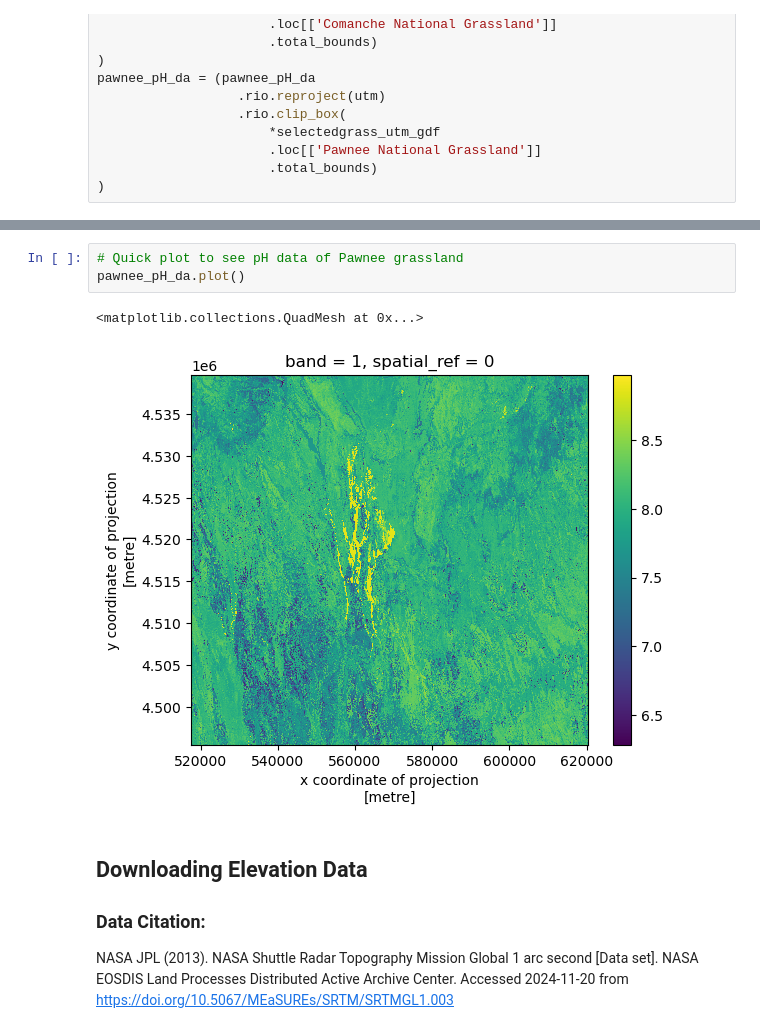
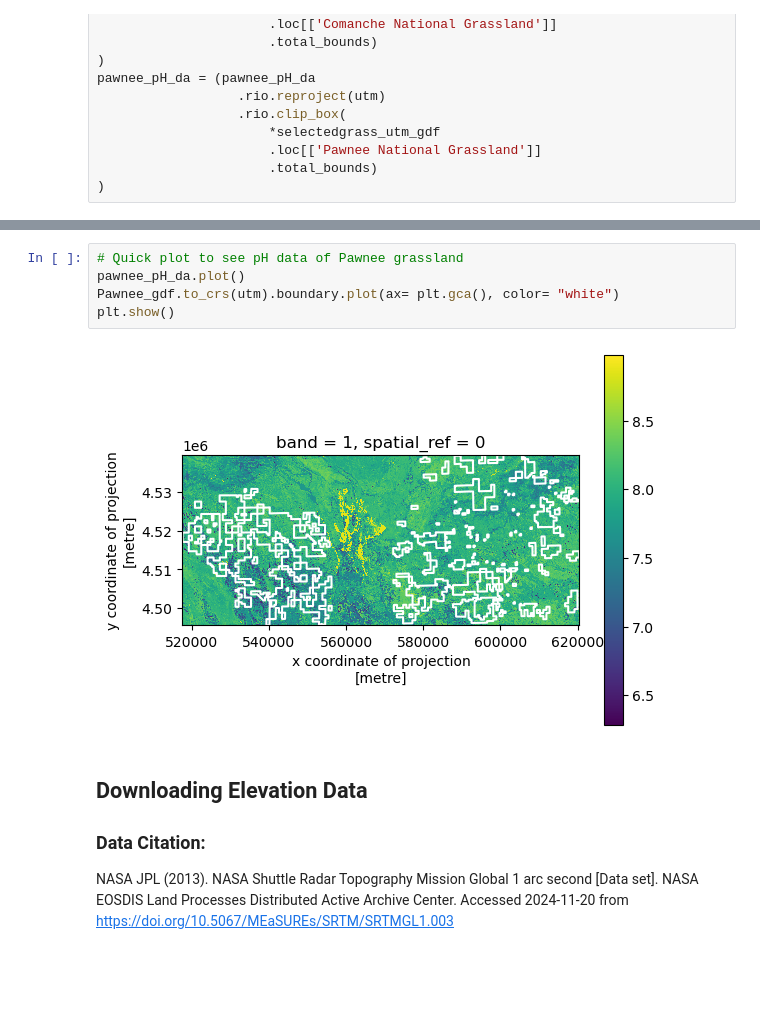
Before and after one commit to annaposlednik/EarthAnalyticsFinal, a Jupyter notebook: finalassignment.ipynb, the cells around one changed output, grey strips where cells are left out. Drawn from its saved outputs; the diff is of its cells as text; blank space fills up the shorter version.

```diff
--- a/finalassignment.ipynb
+++ b/finalassignment.ipynb
@@ -296,9 +311,10 @@ comanche_pH_da.plot()
 # %%
 # Quick plot to see pH data of Pawnee grassland
 pawnee_pH_da.plot()
+Pawnee_gdf.to_crs(utm).boundary.plot(ax= plt.gca(), color= "white")
+plt.show()
 # %% [output]
-<matplotlib.collections.QuadMesh at 0x...>
-[figure, old version]
+[figure, new version]
 # %% [markdown]
 ## Downloading Elevation Data
 
```
Also changed, not shown: parts of 35 cells of this notebook.
